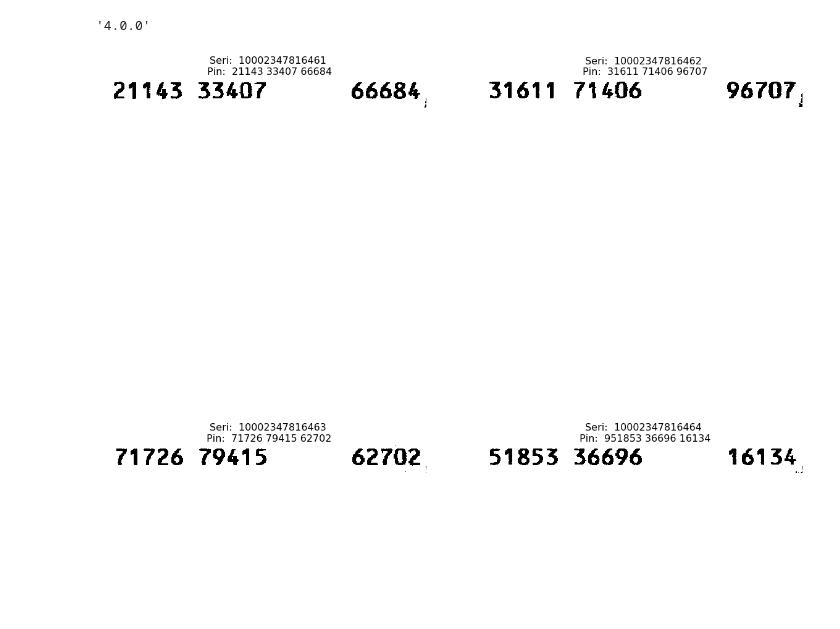
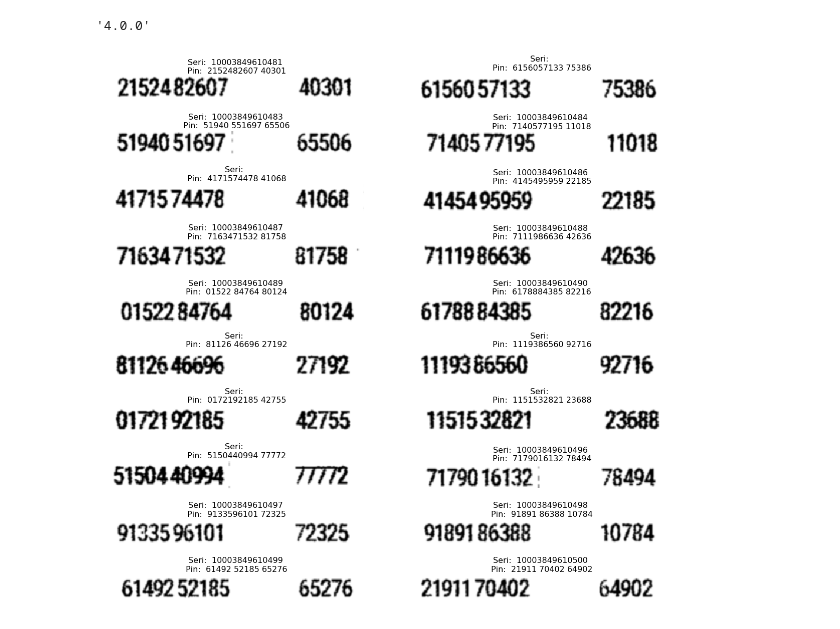
Before and after one commit to agiletechvn/opencv-starterkit, a Jupyter notebook: src/OCR/OCR.ipynb, the cells around one changed output. Cells and saved outputs as stored; diff of their text form; code cells hidden in the pictures; blank space fills up the shorter version.

Commit message:
more accurate version using qrcode, may need fix size for seri

```diff
--- a/src/OCR/OCR.ipynb
+++ b/src/OCR/OCR.ipynb
@@ -88,7 +92,7 @@ imScale = {
 }
 imPaths = [
 #     {"kind" : "VT20", "path": "image0000101A.jpg"},
-#     {"kind" : "VT50_L1", "path": "hoan0000002A.jpg"},
+    {"kind" : "VT50_L1", "path": "hoan0000002A.jpg"},
 #     {"kind" : "VT20", "path": "image0000102A.jpg"},
 #     {"kind" : "VT20", "path": "image0000103A.jpg"},
 #     {"kind" : "VT20", "path": "image0000104A.jpg"},
@@ -97,7 +101,7 @@ imPaths = [
 #     {"kind" : "VT20", "path": "image0000107A.jpg"},
 #     {"kind" : "VT20", "path": "image0000108A.jpg"},
 #     {"kind" : "VT20", "path": "image0000109A.jpg"},
-    {"kind" : "VT20", "path": "image0000110A.jpg"},
+#     {"kind" : "VT20", "path": "image0000110A.jpg"},
 ]
 # imPath = "images/cmt.jpg"
 
@@ -117,7 +121,8 @@ imPaths = [
 #  '--psm 3' sets the Page Segmentation Mode (psm) to auto.
 #  Other important psm modes will be discussed in a future post.
 
-config = ('-l digits --oem 1 --psm 7 -c jpg_quality=100 tess_cn_matching=1 load_system_dawg=0')
+# psm = 8 so it will try to remove exceptional digit
+config = ('-l digits --oem 1 --psm 7 -c jpg_quality=100')
 im_list = []
 orig_im_list = []
 im_kind_list = []
@@ -140,22 +145,21 @@ rows = math.ceil(len(im_list) / columns)
 _, ax_tables = plt.subplots(rows, columns, figsize=[20,20])
 
 for index, im in enumerate(im_list):
-#     if index != 12:
+#     if not index in [4] :
 #         continue
     # Find barcodes and QR codes
-    cv2.resize(im, None, fx=1.5, fy=1.5)
-#     cv2.threshold(im, 0, 255, cv2.THRESH_BINARY + cv2.THRESH_OTSU)[1]
-#     kernel = np.ones((1, 1), np.uint8)
-#     im = cv2.dilate(im, kernel, iterations=1)
-#     im = cv2.erode(im, kernel, iterations=1)
 
-    #process
-    # Otsu's thresholding
-    ret3, im = cv2.threshold(im, 0, 255, cv2.THRESH_BINARY + cv2.THRESH_OTSU)
-#     # Gaussian Blur
-#     im = cv2.GaussianBlur(im, (5, 5), 0)
+    #process noise for threshold
+    im = cv2.fastNlMeansDenoising(im,None,3,7,21)
 
+    # dilate for qr scan
+    kernel = np.ones((2, 2), np.uint8)
+    im = cv2.dilate(im, kernel, iterations=1)
+    im = cv2.erode(im, kernel, iterations=1)
+
+    # qr scan
     decodedObjects = pyzbar.decode(im, symbols=[pyzbar.ZBarSymbol.QRCODE])
+
     text_list = ["Seri: "]
     # Print results
     qr_found = False
@@ -167,8 +171,6 @@ for index, im in enumerate(im_list):
                       (obj.rect.left + obj.rect.width,  im.shape[0]), \
                       (255, 255, 255), cv2.FILLED)
 
-
-
     text_list.append("\nPin: ")
 
     if not qr_found:
@@ -177,38 +179,44 @@ for index, im in enumerate(im_list):
         cv2.rectangle(im, (round(width * dx1), 0), (round(width * dx2), height), (255, 255, 255), cv2.FILLED)
         im = im[round(height*sy1):round(height*sy2), 0:width]
 
+    # Otsu's thresholding, help qrcode
+    ret3, im = cv2.threshold(im, 0, 255, cv2.THRESH_BINARY + cv2.THRESH_OTSU)
+    # Gaussian Blur, help detection
+    im = cv2.GaussianBlur(im, (5, 5), 0)
+    cv2.resize(im, None, fx=1.5, fy=1.5, interpolation=cv2.INTER_CUBIC)
+
     height, width = im.shape
     im_kind = im_kind_list[index]
     sx1, sx2, sy1, sy2 = imScale[im_kind]
     im = im[0:height, round(width*sx1):round(width*sx2)]
 
 #     im = process_image_for_ocr(im)
-        # Run tesseract OCR on image
-#     print(pytesseract.image_to_data(im, config=config))
+    # Run tesseract OCR on image
+#     print(pytesseract.image_to_string(im, config=config))
     d = pytesseract.image_to_data(im, config=config, output_type=pytesseract.Output.DICT)
 #     print(im.shape)
 #     print(d)
 
     n_boxes = len(d['level'])
     for i in range(n_boxes):
 #         conf = int(d['conf'][i])
         text = d['text'][i].strip()
         if len(text) < 2:
             continue
         text_list.append(text)
 #         (x, y, w, h) = (d['left'][i], d['top'][i], d['width'][i], d['height'][i])
 #         cv2.rectangle(im, (x, y), (x + w, y + h), (255, 0, 0), 2)
 
     row = math.floor(index / columns)
     column = index % columns
     if rows > 1:
         ax = ax_tables[row][column]
     else:
         ax = ax_tables[column]
     ax.axis('off')
 #     text = process_text_list(text_list)
     text = " ".join(text_list)
     ax.set_title(text, fontsize=16)
     ax.imshow(cv2.cvtColor(im, cv2.COLOR_BGR2RGB))
 # %% [output]
-[figure, old version]
+[figure, new version]
```
Also changed, not shown: parts of 1 cell of this notebook.
